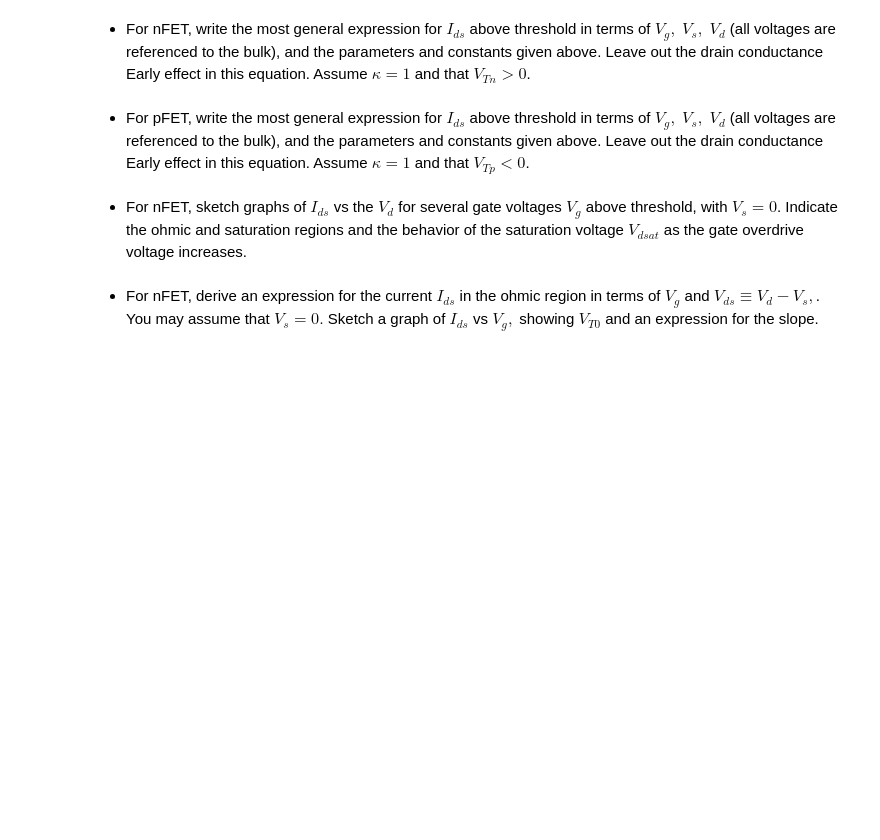
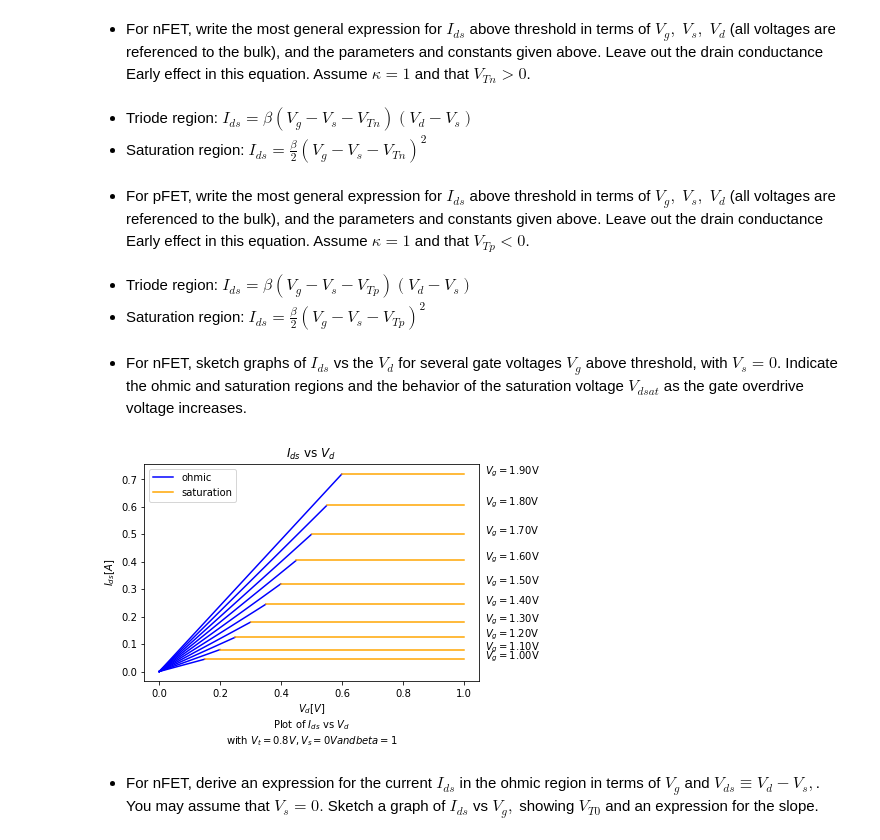
Before and after one commit to daggermaster3000/NE1, a Jupyter notebook: TP3/2022_Lab3_AboveThr_GroupNumber_FirstName_LastName.ipynb, the cells around one changed output. Cells and saved outputs as stored; diff of their text form; code cells hidden in the pictures; blank space fills up the shorter version.

```diff
--- a/TP3/2022_Lab3_AboveThr_GroupNumber_FirstName_LastName.ipynb
+++ b/TP3/2022_Lab3_AboveThr_GroupNumber_FirstName_LastName.ipynb
@@ -75,9 +73,39 @@ $V_E$ : Early voltage, characterizes drain conductance.
 Write the expressions/eqations in LaTeX, like $Vod$ = $V_{\rm g}-V_{\rm T}$, or upload the pictures of handwritten expressions.
 # %% [markdown]
 * For nFET, write the most general expression for $I_{ds}$ above threshold in terms of $V_g,\;V_s,\;V_d$ (all voltages are referenced to the bulk), and the parameters and constants given above. Leave out the drain conductance Early effect in this equation. Assume $\kappa=1$ and that $V_{Tn}>0$.
+# %% [markdown]
+* Triode region: $I_{ds}=\beta(V_{g}-V_{s}-V_{Tn})(V_{d}-V_{s})$
+* Saturation region: $I_{ds}=\frac{\beta}{2}(V_{g}-V_{s}-V_{Tn})^{2}$
 # %% [markdown]
 * For pFET, write the most general expression for $I_{ds}$ above threshold in terms of $V_g,\;V_s,\;V_d$ (all voltages are referenced to the bulk), and the parameters and constants given above. Leave out the drain conductance Early effect in this equation. Assume $\kappa=1$ and that $V_{Tp}<0$.
+# %% [markdown]
+* Triode region: $I_{ds}=\beta(V_{g}-V_{s}-V_{Tp})(V_{d}-V_{s})$
+* Saturation region: $I_{ds}=\frac{\beta}{2}(V_{g}-V_{s}-V_{Tp})^{2}$
 # %% [markdown]
 - For nFET, sketch graphs of $I_{ds}$ vs the $V_d$ for several gate voltages $V_g$ above threshold, with $V_s=0$. Indicate the ohmic and saturation regions and the behavior of the saturation voltage $V_{dsat}$ as the gate overdrive voltage increases.
+# %%
+import numpy as np
+import matplotlib.pyplot as plt
+v_t = 0.7
+v_s = 0
+beta = 1
+for v_g in np.arange(1, 2, 0.1):
+    v_d1 = np.arange(0, 1, 0.001)
+    v_d2 = np.arange(0, 1, 0.001)
+    i_ds1 = beta*(v_g - v_s - v_t)*(v_d1 - v_s)
+    i_ds2 = np.repeat(beta*0.5*(v_g - v_s - v_t)**2, 1/0.001)
+    index = next(filter(lambda i_ds: abs(i_ds[1][0]-i_ds[1][1]) < 0.0001, enumerate(zip(i_ds1, i_ds2))))[0]
+    plt.plot(v_d1[:index], i_ds1[:index],color ='blue')
+    plt.plot(v_d2[index:], i_ds2[index:],color = 'orange')
+    plt.text(1.07, i_ds2[-1], f"$V_g = {v_g:.2f}$V")
+plt.title("$I_{ds}$ vs $V_{d}$ ")
+plt.xlabel('''$V_d[V]$
+Plot of $I_{ds}$ vs $V_{d}$
+with $V_t = 0.8V, V_s = 0V and beta = 1$''')
+plt.ylabel("$I_{ds}[A]$")
+plt.legend(["ohmic", "saturation"])
+plt.show()
+# %% [output]
+[figure, added]
 # %% [markdown]
 - For nFET, derive an expression for the current $I_{ds}$ in the ohmic region in terms of $V_g$ and $V_{ds} \equiv V_d-V_s,$. You may assume that $V_s=0.$ Sketch a graph of $I_{ds}$ vs $V_g,$ showing $V_{T0}$ and an expression for the slope.
```
Also changed, not shown: parts of 3 cells of this notebook.
